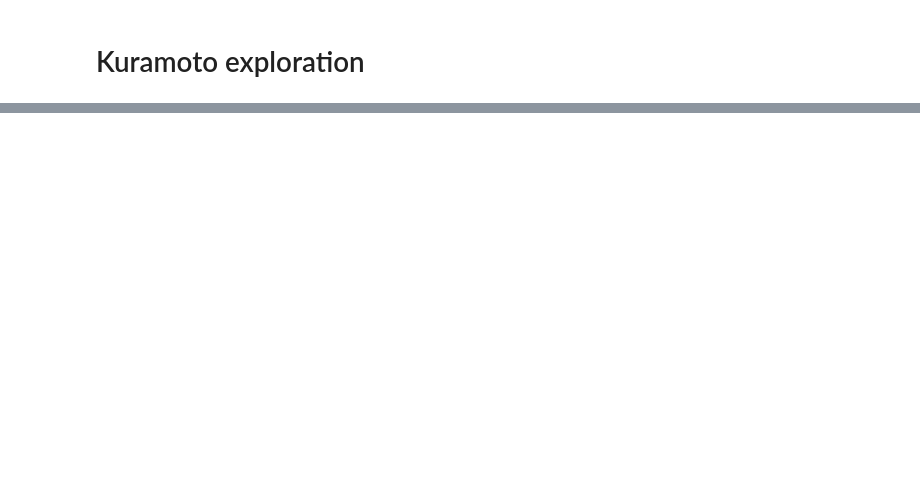
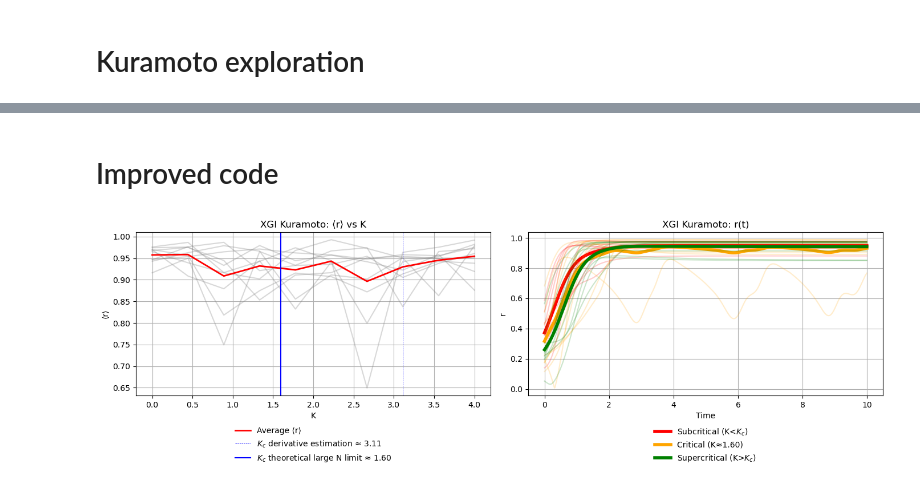
Before and after one commit to cyrilrommens/PhD_2, a Jupyter notebook: Kuramoto.ipynb, the cells around one changed output, grey strips where cells are left out. Saved outputs shown, nothing was run; the diff lists cells and outputs as text; code cells hidden in the pictures; blank space fills up the shorter version.

```diff
--- a/Kuramoto.ipynb
+++ b/Kuramoto.ipynb
@@ -445,0 +571,20 @@ plt.show()
+# %%
+# Parameters
+N = 10   # Number of oscillators
+K = 1.5  # Coupling strength
+T = 10   # Total time
+dt = 0.01  # Time step
+n_simulations = 1
+
+# Run n simulations of the same settings
+for n in range(n_simulations):
+    # Run the simulation
+    frequencies_df = simulate_xgi_time_series(N, K, T=10, dt=0.01, n_sim=1)[2]
+
+    # Obtain information metrics
+    window_size = 400
+    window_step = 6
+    dimension_max = 6
+    dimension_tot = 6
+
+    df_oscillators = interactions_values_relative(frequencies_df[0], window_size, window_step, dimension_max, dimension_tot)
@@ -445,0 +702,2 @@ plt.show()
+# %% [markdown]
+# Improved code
@@ -445,0 +811,52 @@ plt.show()
+# %%
+# === Plotting ===
+n_simulations = 10
+N = 8
+T = 10
+dt = 0.01
+K = 3
+K2 = K/N
+K3 = 0
+Kc_theoretical = 1.5958    # Theoretical estimation of critical coupling in the large N limit
+K_vals = np.linspace(0, 4, 10)
+
+fig, axs = plt.subplots(1, 2, figsize=(14, 5))  # Only 1 row for 2 plots
+
+# XGI: r vs K
+all_r_xgi, mean_r_xgi = simulate_xgi_r_vs_K(N, K_vals, K2, K3, T, dt, n_simulations)
+r_diff_xgi = np.gradient(mean_r_xgi, K_vals)
+Kc_xgi = K_vals[np.argmax(r_diff_xgi)]
+
+# XGI: set the conditions for coupling regions
+Ks_to_plot = [Kc_theoretical-1, Kc_theoretical, Kc_theoretical+1]
+colors = ['r', 'orange', 'green']
+labels = ['Subcritical (K<$K_c$)', f'Critical (K≈{Kc_theoretical:.2f})', 'Supercritical (K>$K_c$)']
+
+# XGI: r vs K plot
+for sim_r in all_r_xgi:
+    axs[0].plot(K_vals, sim_r, color='gray', alpha=0.3)
+axs[0].plot(K_vals, mean_r_xgi, color='red', linewidth=2, label='Average ⟨r⟩')
+axs[0].axvline(Kc_xgi, color='blue', linestyle='--', linewidth=0.5, label=f'$K_c$ derivative estimation ≈ {Kc_xgi:.2f}')
+axs[0].axvline(Kc_theoretical, color='blue', linestyle='-', label=f'$K_c$ theoretical large N limit ≈ {Kc_theoretical:.2f}')
+axs[0].set_title('XGI Kuramoto: ⟨r⟩ vs K')
+axs[0].set_xlabel('K')
+axs[0].set_ylabel('⟨r⟩')
+axs[0].grid(True)
+axs[0].legend(loc='upper center', bbox_to_anchor=(0.5, -0.15), frameon=False)
+
+# XGI: Time series
+for K, label, color in zip(Ks_to_plot, labels, colors):
+    t, r_all, frequencies = simulate_xgi_time_series(N, K2, K3, T, dt, n_simulations)
+    for run in r_all:
+        axs[1].plot(t, run, color=color, alpha=0.2)
+    axs[1].plot(t, r_all.mean(axis=0), color=color, linewidth=4, label=label)
+axs[1].set_title('XGI Kuramoto: r(t)')
+axs[1].set_xlabel('Time')
+axs[1].set_ylabel('r')
+axs[1].grid(True)
+axs[1].legend(loc='upper center', bbox_to_anchor=(0.5, -0.15), frameon=False)
+
+plt.tight_layout(rect=[0, 0.05, 1, 1])
+plt.show()
+# %% [output]
+[figure, added]
```
Also changed, not shown: parts of 18 cells of this notebook.
